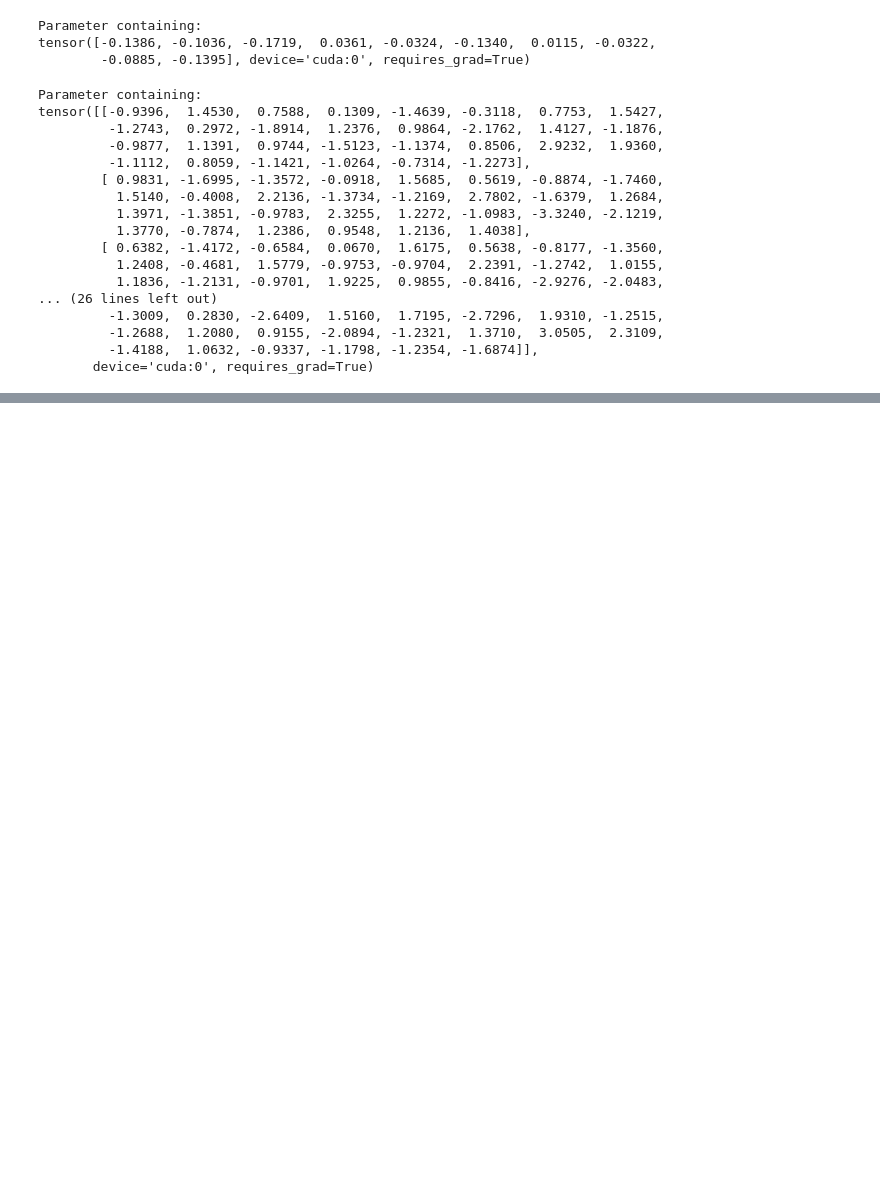
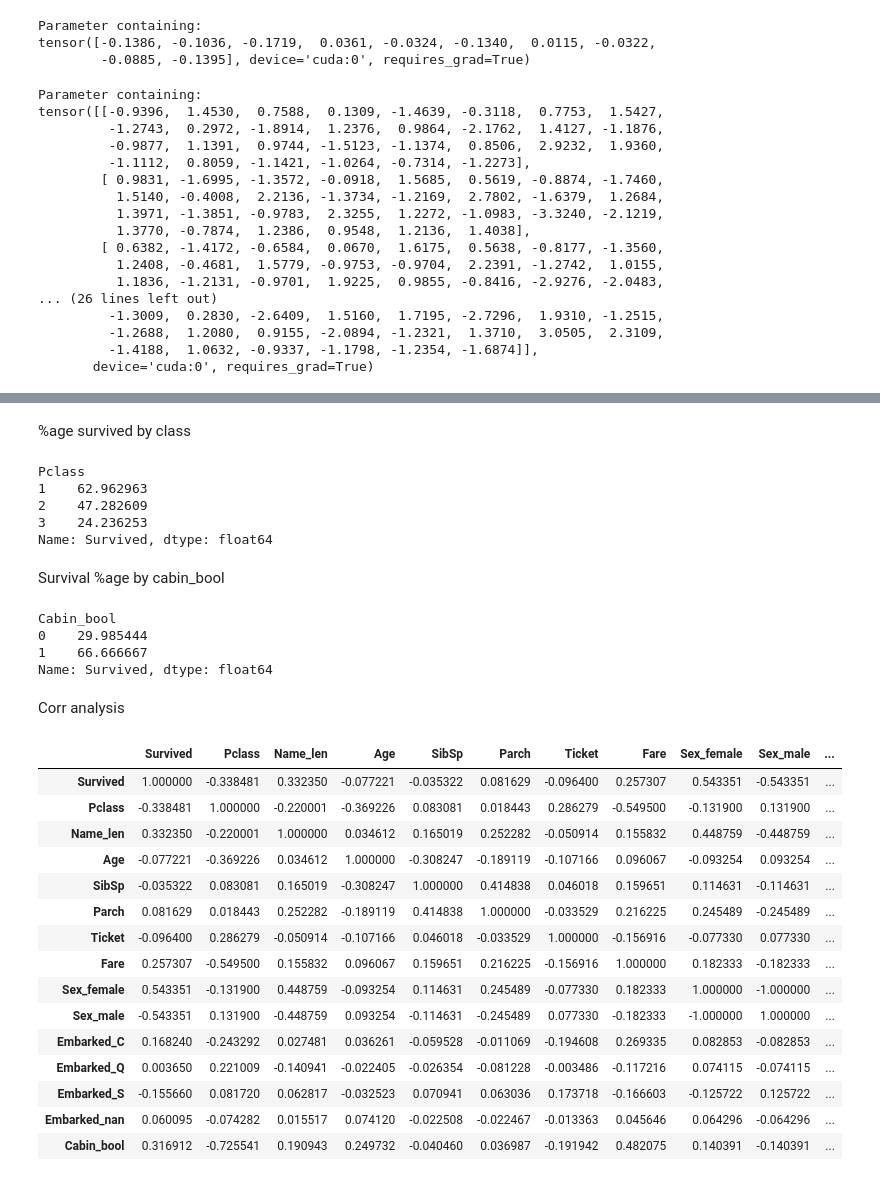
Before and after one commit to HawkWeldon/Soft_lab, a Jupyter notebook: Soft_lab_08/main.ipynb, the cells around one changed output, grey strips where cells are left out. Saved outputs shown, nothing was run; the diff lists cells and outputs as text; code cells hidden in the pictures; blank space fills up the shorter version.

Commit message:
with analysis

```diff
--- a/Soft_lab_08/main.ipynb
+++ b/Soft_lab_08/main.ipynb
@@ -367,0 +388,41 @@ tensor([[-0.9396,  1.4530,  0.7588,  0.1309, -1.4639, -0.3118,  0.7753,  1.5427,
+# %% [markdown]
+%age survived by class
+# %%
+titanic.groupby("Pclass")["Survived"].mean() * 100
+# %% [output]
+Pclass
+1    62.962963
+2    47.282609
+3    24.236253
+Name: Survived, dtype: float64
+# %% [markdown]
+Survival %age by cabin_bool
+# %%
+titanic.groupby("Cabin_bool")["Survived"].mean() * 100
+# %% [output]
+Cabin_bool
+0    29.985444
+1    66.666667
+Name: Survived, dtype: float64
+# %% [markdown]
+Corr analysis
+# %%
+corr = titanic.corr()
+corr
+# %% [output]
+|  | Survived | Pclass | Name_len | Age | SibSp | Parch | Ticket | Fare | Sex_female | Sex_male | ... |
+| Survived | 1.000000 | -0.338481 | 0.332350 | -0.077221 | -0.035322 | 0.081629 | -0.096400 | 0.257307 | 0.543351 | -0.543351 | ... |
+| Pclass | -0.338481 | 1.000000 | -0.220001 | -0.369226 | 0.083081 | 0.018443 | 0.286279 | -0.549500 | -0.131900 | 0.131900 | ... |
+| Name_len | 0.332350 | -0.220001 | 1.000000 | 0.034612 | 0.165019 | 0.252282 | -0.050914 | 0.155832 | 0.448759 | -0.448759 | ... |
+| Age | -0.077221 | -0.369226 | 0.034612 | 1.000000 | -0.308247 | -0.189119 | -0.107166 | 0.096067 | -0.093254 | 0.093254 | ... |
+| SibSp | -0.035322 | 0.083081 | 0.165019 | -0.308247 | 1.000000 | 0.414838 | 0.046018 | 0.159651 | 0.114631 | -0.114631 | ... |
+| Parch | 0.081629 | 0.018443 | 0.252282 | -0.189119 | 0.414838 | 1.000000 | -0.033529 | 0.216225 | 0.245489 | -0.245489 | ... |
+| Ticket | -0.096400 | 0.286279 | -0.050914 | -0.107166 | 0.046018 | -0.033529 | 1.000000 | -0.156916 | -0.077330 | 0.077330 | ... |
+| Fare | 0.257307 | -0.549500 | 0.155832 | 0.096067 | 0.159651 | 0.216225 | -0.156916 | 1.000000 | 0.182333 | -0.182333 | ... |
+| Sex_female | 0.543351 | -0.131900 | 0.448759 | -0.093254 | 0.114631 | 0.245489 | -0.077330 | 0.182333 | 1.000000 | -1.000000 | ... |
+| Sex_male | -0.543351 | 0.131900 | -0.448759 | 0.093254 | -0.114631 | -0.245489 | 0.077330 | -0.182333 | -1.000000 | 1.000000 | ... |
+| Embarked_C | 0.168240 | -0.243292 | 0.027481 | 0.036261 | -0.059528 | -0.011069 | -0.194608 | 0.269335 | 0.082853 | -0.082853 | ... |
+| Embarked_Q | 0.003650 | 0.221009 | -0.140941 | -0.022405 | -0.026354 | -0.081228 | -0.003486 | -0.117216 | 0.074115 | -0.074115 | ... |
+| Embarked_S | -0.155660 | 0.081720 | 0.062817 | -0.032523 | 0.070941 | 0.063036 | 0.173718 | -0.166603 | -0.125722 | 0.125722 | ... |
+| Embarked_nan | 0.060095 | -0.074282 | 0.015517 | 0.074120 | -0.022508 | -0.022467 | -0.013363 | 0.045646 | 0.064296 | -0.064296 | ... |
+| Cabin_bool | 0.316912 | -0.725541 | 0.190943 | 0.249732 | -0.040460 | 0.036987 | -0.191942 | 0.482075 | 0.140391 | -0.140391 | ... |
```
Also changed, not shown: parts of 6 cells of this notebook.
